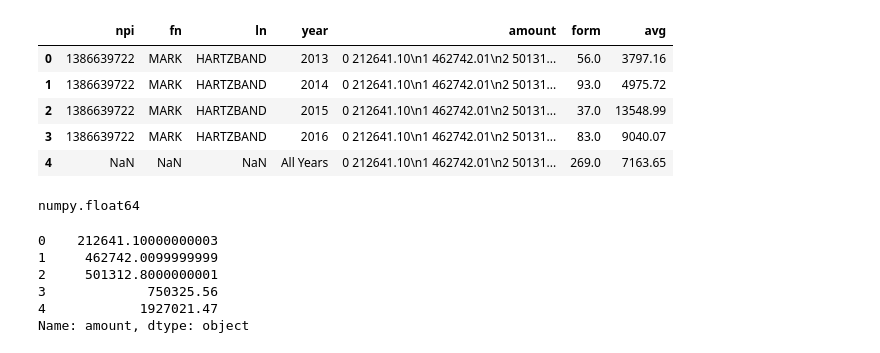
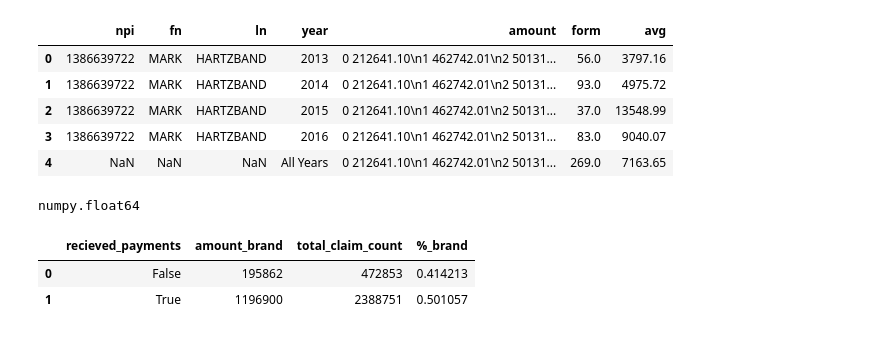
Before and after one commit to kunals95/Capstone, a Jupyter notebook: Company_Scripts.ipynb, the cells around one changed output. Drawn from its saved outputs; the diff is of its cells as text; code cells hidden in the pictures.

```diff
--- a/Company_Scripts.ipynb
+++ b/Company_Scripts.ipynb
@@ -1002,12 +1002,16 @@ numpy.float64
 def dec(x):
     if type(x) == np.float64:
         return('{:.2f}'.format(x))
-# %%
-pay_doc['amount'].astype(str)
-# %% [output]
-0    212641.10000000003
-1     462742.0099999999
-2     501312.8000000001
-3             750325.56
-4            1927021.47
-Name: amount, dtype: object
+# %%
+df= pd.read_csv('/Volumes/Seagate/Galvanize/nj_scripts_all_years.csv',dtype={'npi':object})
+# %%
+grp = df[df['specialty_description']=='Ophthalmology'].groupby(['recieved_payments']).agg({'amount_brand':'sum','total_claim_count':'sum'}).reset_index()
+spec_df = grp.copy()
+# %%
+spec_df['%_brand'] = (spec_df['amount_brand']/spec_df['total_claim_count'])
+# %%
+spec_df
+# %% [output]
+|  | recieved_payments | amount_brand | total_claim_count | %_brand |
+| 0 | False | 195862 | 472853 | 0.414213 |
+| 1 | True | 1196900 | 2388751 | 0.501057 |
```
Also changed, not shown: 1 other file.
